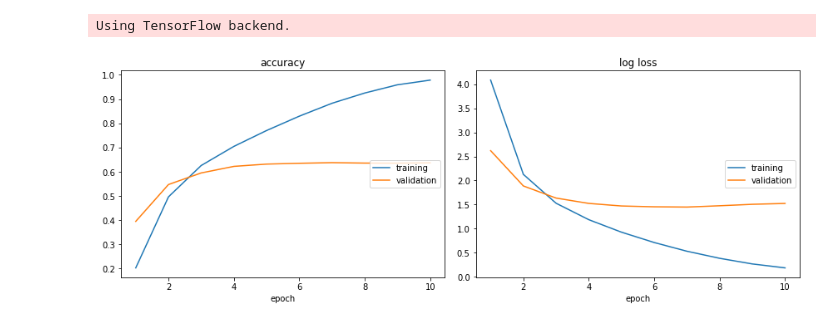
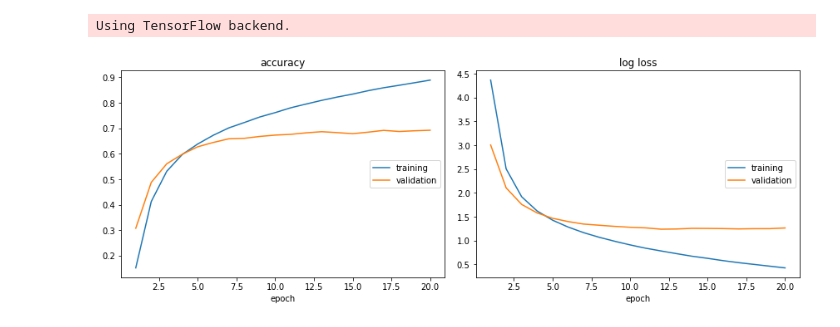
Before and after one commit to tjmoon0104/pytorch-tiny-imagenet, a Jupyter notebook: ResNet18_224.ipynb, the cells around one changed output. Drawn from its saved outputs; the diff is of its cells as text; code cells hidden in the pictures.

Commit message:
224 trained

```diff
--- a/ResNet18_224.ipynb
+++ b/ResNet18_224.ipynb
@@ -12,30 +12,28 @@ from test_model import test_model
 # %% [output]
 Using TensorFlow backend.
 # %%
+data_dir = 'tiny-224/'
+num_workers = {'train' : 100,'val'   : 0,'test'  : 0}
 data_transforms = {
     'train': transforms.Compose([
+        transforms.RandomRotation(20),
+        transforms.RandomHorizontalFlip(0.5),
         transforms.ToTensor(),
+        transforms.Normalize([0.4802, 0.4481, 0.3975], [0.2302, 0.2265, 0.2262]),
     ]),
     'val': transforms.Compose([
         transforms.ToTensor(),
+        transforms.Normalize([0.4802, 0.4481, 0.3975], [0.2302, 0.2265, 0.2262]),
     ]),
     'test': transforms.Compose([
         transforms.ToTensor(),
+        transforms.Normalize([0.4802, 0.4481, 0.3975], [0.2302, 0.2265, 0.2262]),
     ])
 }
-
-data_dir = 'tiny-224/'
-num_workers = {
-    'train' : 100,
-    'val'   : 0,
-    'test'  : 0
-}
-image_datasets = {x: datasets.ImageFolder(os.path.join(data_dir, x),
-                                          data_transforms[x])
+image_datasets = {x: datasets.ImageFolder(os.path.join(data_dir, x), data_transforms[x])
                   for x in ['train', 'val','test']}
-dataloaders = {x: torch.utils.data.DataLoader(image_datasets[x], batch_size=100,
-                                             shuffle=True, num_workers=num_workers[x])
-              for x in ['train', 'val', 'test']}
+dataloaders = {x: data.DataLoader(image_datasets[x], batch_size=100, shuffle=True, num_workers=num_workers[x])
+                  for x in ['train', 'val', 'test']}
 dataset_sizes = {x: len(image_datasets[x]) for x in ['train', 'val', 'test']}
 # %%
 #Load Resnet18
@@ -52,6 +50,6 @@ criterion = nn.CrossEntropyLoss()
 optimizer_ft = optim.SGD(model_ft.parameters(), lr=0.001, momentum=0.9)
 # %%
 #Train
-train_model(model_ft, dataloaders, dataset_sizes, criterion, optimizer_ft, num_epochs=10)
+train_model(model_ft, dataloaders, dataset_sizes, criterion, optimizer_ft, num_epochs=20)
 # %% [output]
-[figure, old version]
+[figure, new version]
```
Also changed, not shown: parts of 2 cells of this notebook, 1 other file.
